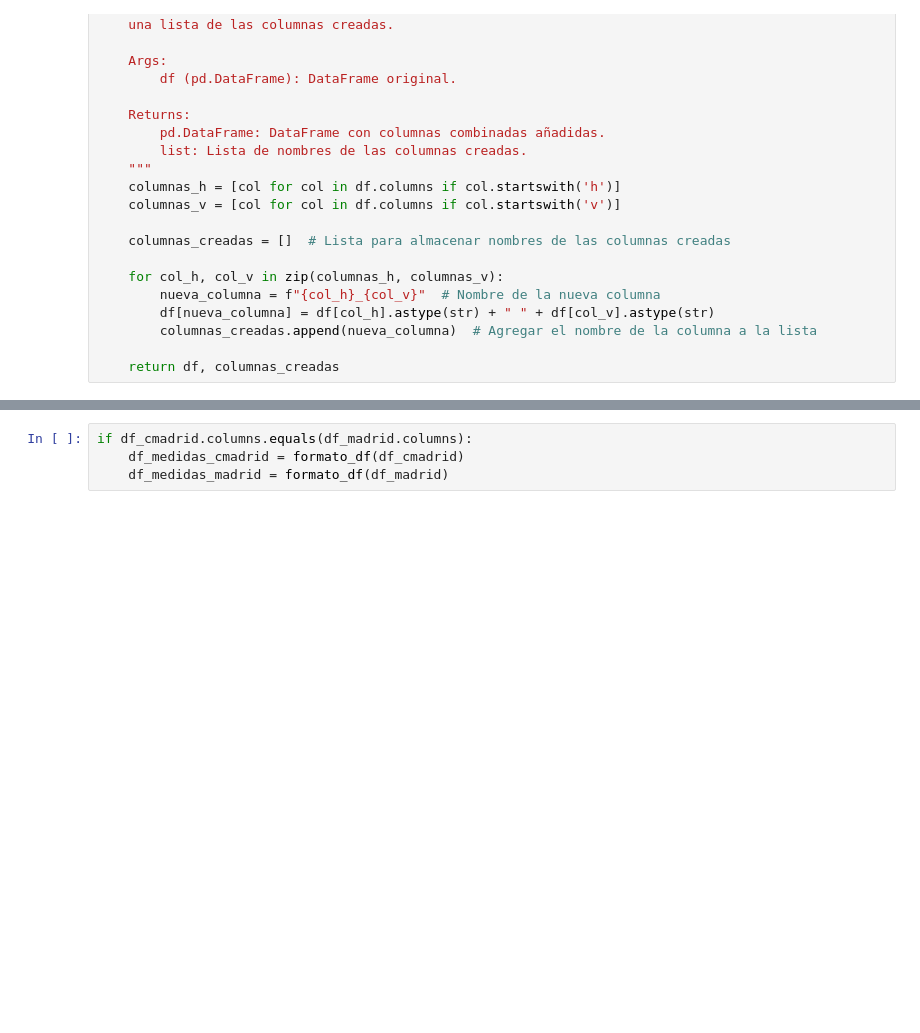
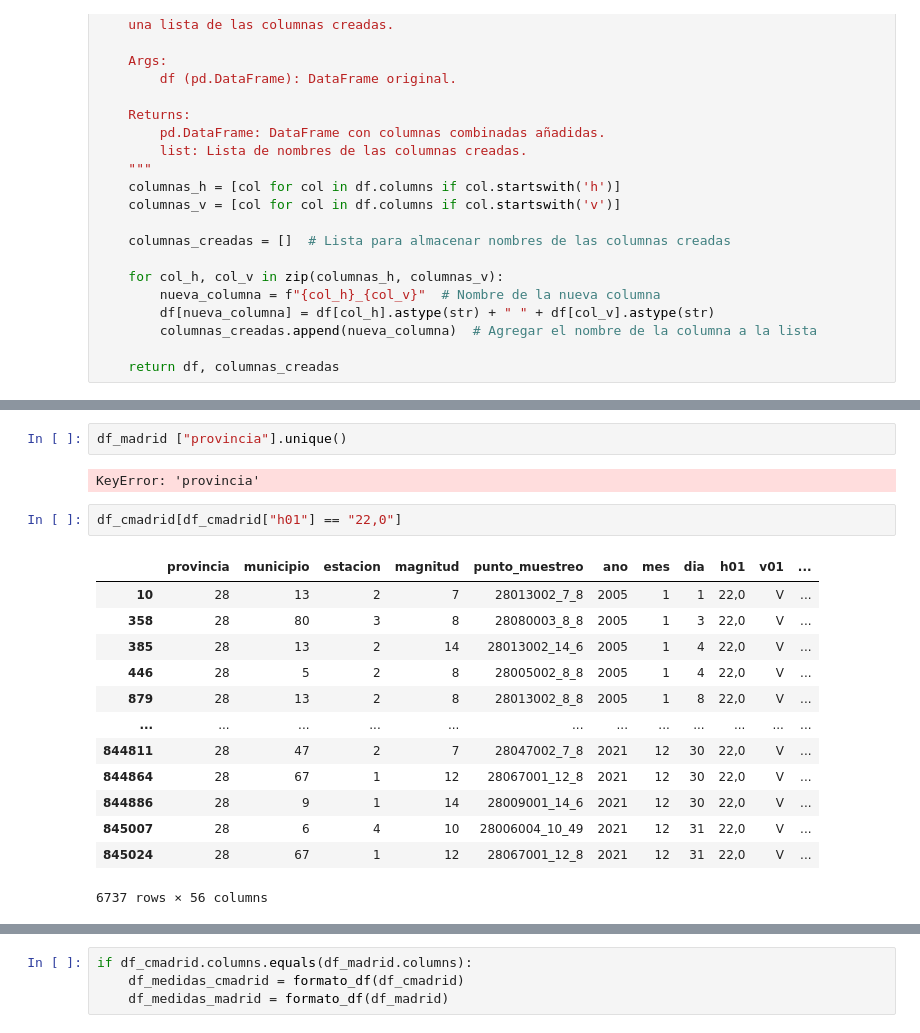
Before and after one commit to MartaM1206/proyecto_final, a Jupyter notebook: notebooks/transform.ipynb, the cells around one changed output, grey strips where cells are left out. Drawn from its saved outputs; the diff is of its cells as text; blank space fills up the shorter version.

```diff
--- a/notebooks/transform.ipynb
+++ b/notebooks/transform.ipynb
@@ -144 +161,21 @@ df_madrid = unir_archivos("../data/raw", "madrid_20", "../data/transformed", "ma
 archivo madrid.parquet creado en ../data/transformed
+# %%
+df_madrid ["provincia"].unique()
+# %% [output]
+KeyError: 'provincia'
+# %%
+df_cmadrid[df_cmadrid["h01"] == "22,0"]
+# %% [output]
+|  | provincia | municipio | estacion | magnitud | punto_muestreo | ano | mes | dia | h01 | v01 | ... |
+| 10 | 28 | 13 | 2 | 7 | 28013002_7_8 | 2005 | 1 | 1 | 22,0 | V | ... |
+| 358 | 28 | 80 | 3 | 8 | 28080003_8_8 | 2005 | 1 | 3 | 22,0 | V | ... |
+| 385 | 28 | 13 | 2 | 14 | 28013002_14_6 | 2005 | 1 | 4 | 22,0 | V | ... |
+| 446 | 28 | 5 | 2 | 8 | 28005002_8_8 | 2005 | 1 | 4 | 22,0 | V | ... |
+| 879 | 28 | 13 | 2 | 8 | 28013002_8_8 | 2005 | 1 | 8 | 22,0 | V | ... |
+| ... | ... | ... | ... | ... | ... | ... | ... | ... | ... | ... | ... |
+| 844811 | 28 | 47 | 2 | 7 | 28047002_7_8 | 2021 | 12 | 30 | 22,0 | V | ... |
+| 844864 | 28 | 67 | 1 | 12 | 28067001_12_8 | 2021 | 12 | 30 | 22,0 | V | ... |
+| 844886 | 28 | 9 | 1 | 14 | 28009001_14_6 | 2021 | 12 | 30 | 22,0 | V | ... |
+| 845007 | 28 | 6 | 4 | 10 | 28006004_10_49 | 2021 | 12 | 31 | 22,0 | V | ... |
+| 845024 | 28 | 67 | 1 | 12 | 28067001_12_8 | 2021 | 12 | 31 | 22,0 | V | ... |
+6737 rows × 56 columns
```
Also changed, not shown: parts of 12 cells of this notebook, 19 other files.
